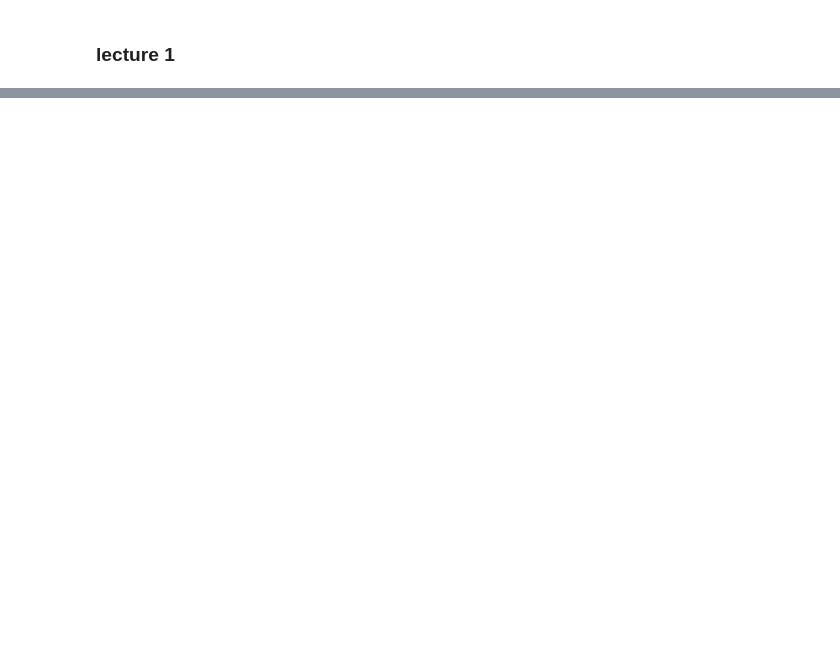
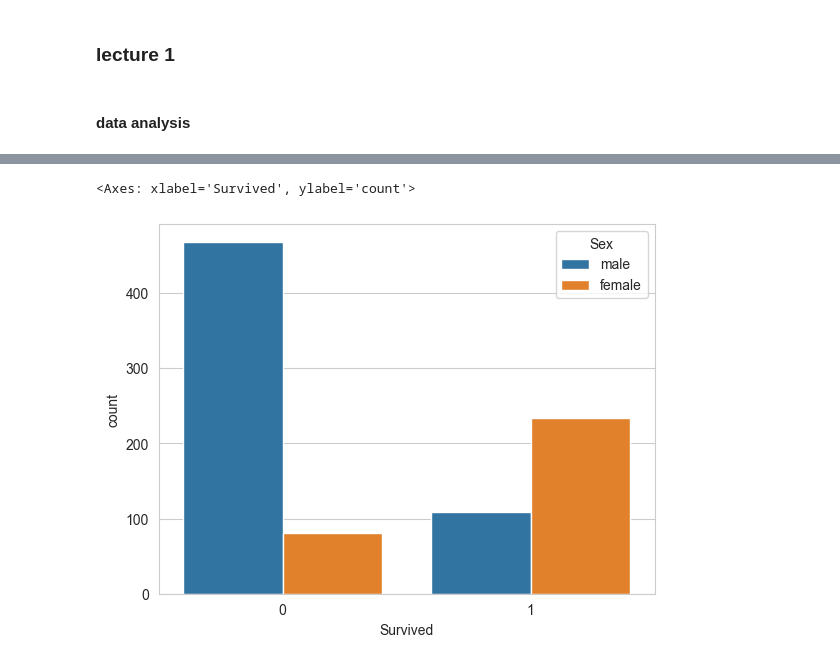
Before and after one commit to depa-tto/Machine-Learning-course, a Jupyter notebook: machine_learning/logistic_regression/logistic_1.ipynb, the cells around one changed output, grey strips where cells are left out. Drawn from its saved outputs; the diff is of its cells as text; code cells hidden in the pictures; blank space fills up the shorter version.

```diff
--- a/machine_learning/logistic_regression/logistic_1.ipynb
+++ b/machine_learning/logistic_regression/logistic_1.ipynb
@@ -8,5 +13,10 @@ import seaborn as sns
+# %%
+sns.set_style('whitegrid')
+cf.go_offline()
 # %%
 train = pd.read_csv('./dataset/titanic_train.csv')
+# %% [markdown]
+#### data analysis
 # %%
 train.head()
 # %% [output]
@@ -16,3 +26,8 @@ train.head()
 | 2 | 3 | 1 | 3 | Heikkinen, Miss. Laina | female | 26.0 | 0 | 0 | STON/O2. 3101282 | 7.9250 | ... |
 | 3 | 4 | 1 | 1 | Futrelle, Mrs. Jacques Heath (Lil... | female | 35.0 | 1 | 0 | 113803 | 53.1000 | ... |
 | 4 | 5 | 0 | 3 | Allen, Mr. William Henry | male | 35.0 | 0 | 0 | 373450 | 8.0500 | ... |
+# %%
+sns.countplot(train,x='Survived',hue='Sex')
+# %% [output]
+<Axes: xlabel='Survived', ylabel='count'>
+[figure, added]
```
Also changed, not shown: parts of 42 cells of this notebook, 1 other file.
